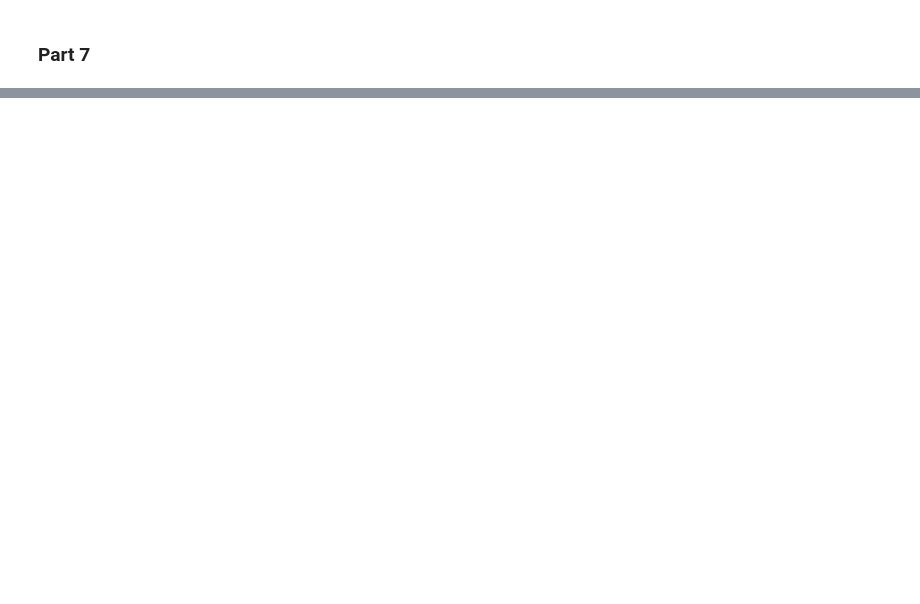
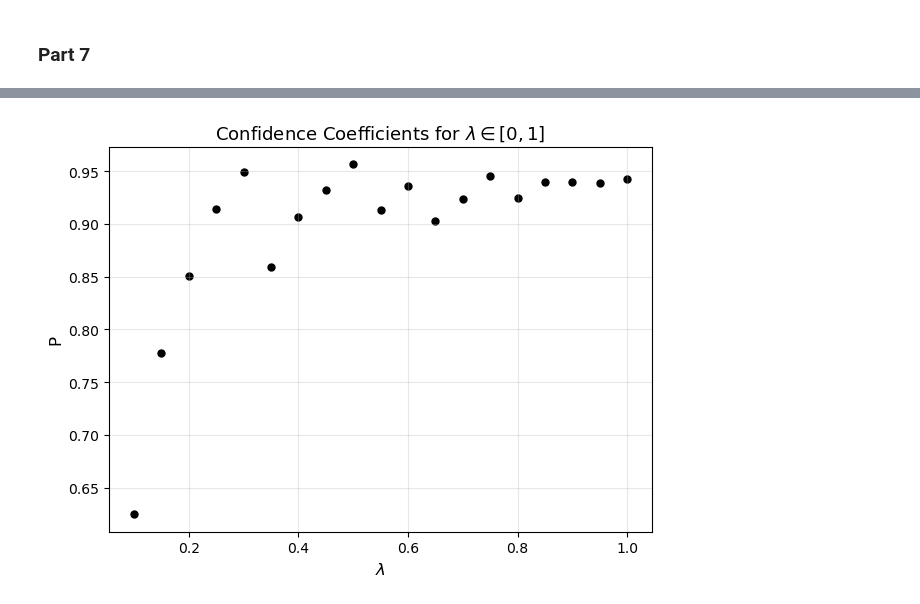
Before and after one commit to Ali-Raisolsadat/Ali-Raisolsadat.github.io, a Jupyter notebook: stat4110-code/chapter3/slide_code/lecture3_lecture_code_python.ipynb, the cells around one changed output, grey strips where cells are left out. Drawn from its saved outputs; the diff is of its cells as text; code cells hidden in the pictures; blank space fills up the shorter version.

```diff
--- a/stat4110-code/chapter3/slide_code/lecture3_lecture_code_python.ipynb
+++ b/stat4110-code/chapter3/slide_code/lecture3_lecture_code_python.ipynb
@@ -288,0 +320,32 @@ plt.show()
+# %%
+# OR
+n = 10
+N = 5000
+lambdas = 0.05 * np.arange(2, 21)
+t_crit = sc.stats.t.ppf(0.975, df=n-1)
+
+# Vectorized simulation
+# Shape: (len(lambdas), N, n)
+X = np.random.poisson(lambdas[:, None, None], size=(len(lambdas), N, n))
+
+# Compute sample means and SDs across axis=2
+means = X.mean(axis=2)
+sds = X.std(axis=2, ddof=1)
+d = sds * t_crit / np.sqrt(n)
+
+# Check coverage condition
+inside = (means - d <= lambdas[:, None]) & (lambdas[:, None] <= means + d)
+
+# Compute coverage probabilities
+P = inside.mean(axis=1)
+
+# plot
+plt.figure(figsize=(7, 5))
+plt.scatter(lambdas, P, color='black', s=25)
+plt.xlabel(r'$\lambda$', fontsize=12)
+plt.ylabel('P', fontsize=12)
+plt.title(r'Confidence Coefficients for $\lambda \in [0,1]$', fontsize=13)
+plt.grid(alpha=0.3)
+plt.show()
+# %% [output]
+[figure, added]
```
Also changed, not shown: parts of 13 cells of this notebook, 5 other files.
